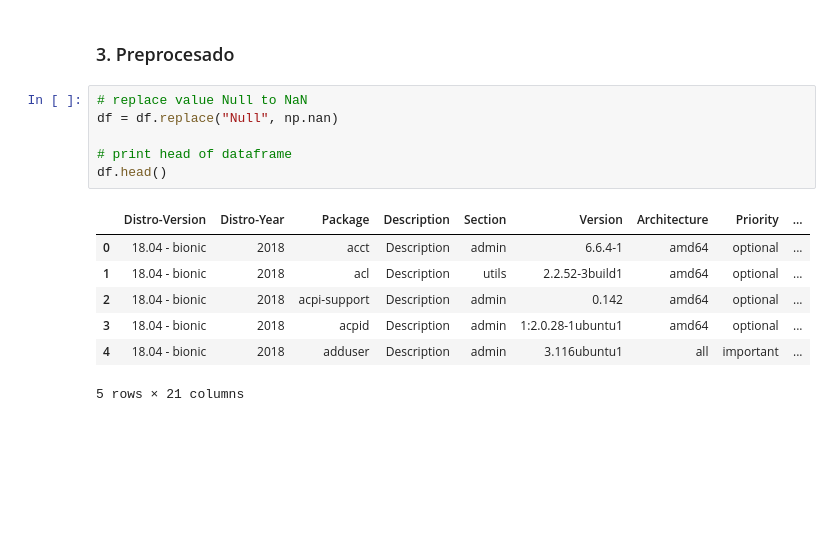
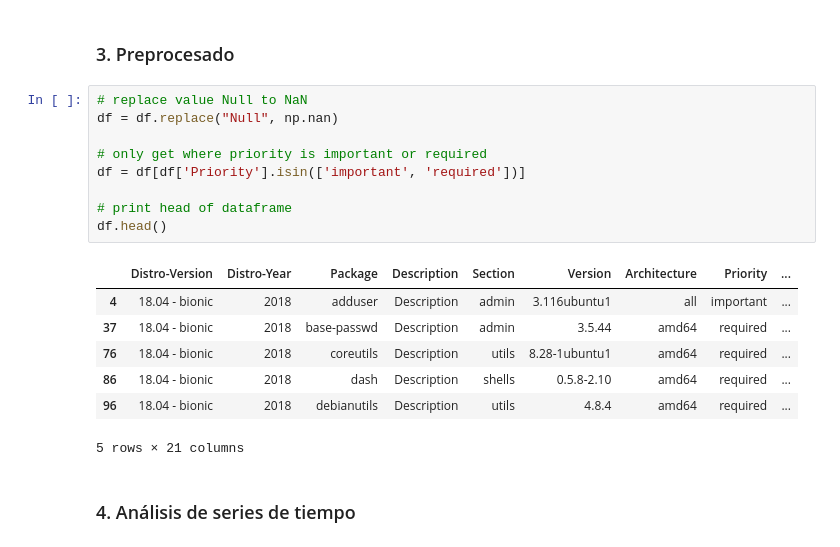
Before and after one commit to joszamama/linux-distros-analysis, a Jupyter notebook: operators/notebooks/visualizations/test-1.ipynb, the cells around one changed output. Saved outputs shown, nothing was run; the diff lists cells and outputs as text; blank space fills up the shorter version.

```diff
--- a/operators/notebooks/visualizations/test-1.ipynb
+++ b/operators/notebooks/visualizations/test-1.ipynb
@@ -19,14 +22,19 @@ df = pd.read_csv("../../datawarehouse/processed-ubuntu-packages.csv")
 # %%
 # replace value Null to NaN
 df = df.replace("Null", np.nan)
 
+# only get where priority is important or required
+df = df[df['Priority'].isin(['important', 'required'])]
+
 # print head of dataframe
 df.head()
 # %% [output]
 |  | Distro-Version | Distro-Year | Package | Description | Section | Version | Architecture | Priority | ... |
-| 0 | 18.04 - bionic | 2018 | acct | Description | admin | 6.6.4-1 | amd64 | optional | ... |
-| 1 | 18.04 - bionic | 2018 | acl | Description | utils | 2.2.52-3build1 | amd64 | optional | ... |
-| 2 | 18.04 - bionic | 2018 | acpi-support | Description | admin | 0.142 | amd64 | optional | ... |
-| 3 | 18.04 - bionic | 2018 | acpid | Description | admin | 1:2.0.28-1ubuntu1 | amd64 | optional | ... |
 | 4 | 18.04 - bionic | 2018 | adduser | Description | admin | 3.116ubuntu1 | all | important | ... |
+| 37 | 18.04 - bionic | 2018 | base-passwd | Description | admin | 3.5.44 | amd64 | required | ... |
+| 76 | 18.04 - bionic | 2018 | coreutils | Description | utils | 8.28-1ubuntu1 | amd64 | required | ... |
+| 86 | 18.04 - bionic | 2018 | dash | Description | shells | 0.5.8-2.10 | amd64 | required | ... |
+| 96 | 18.04 - bionic | 2018 | debianutils | Description | utils | 4.8.4 | amd64 | required | ... |
 5 rows × 21 columns
+# %% [markdown]
+### 4. Análisis de series de tiempo
```
Also changed, not shown: parts of 8 cells of this notebook.
